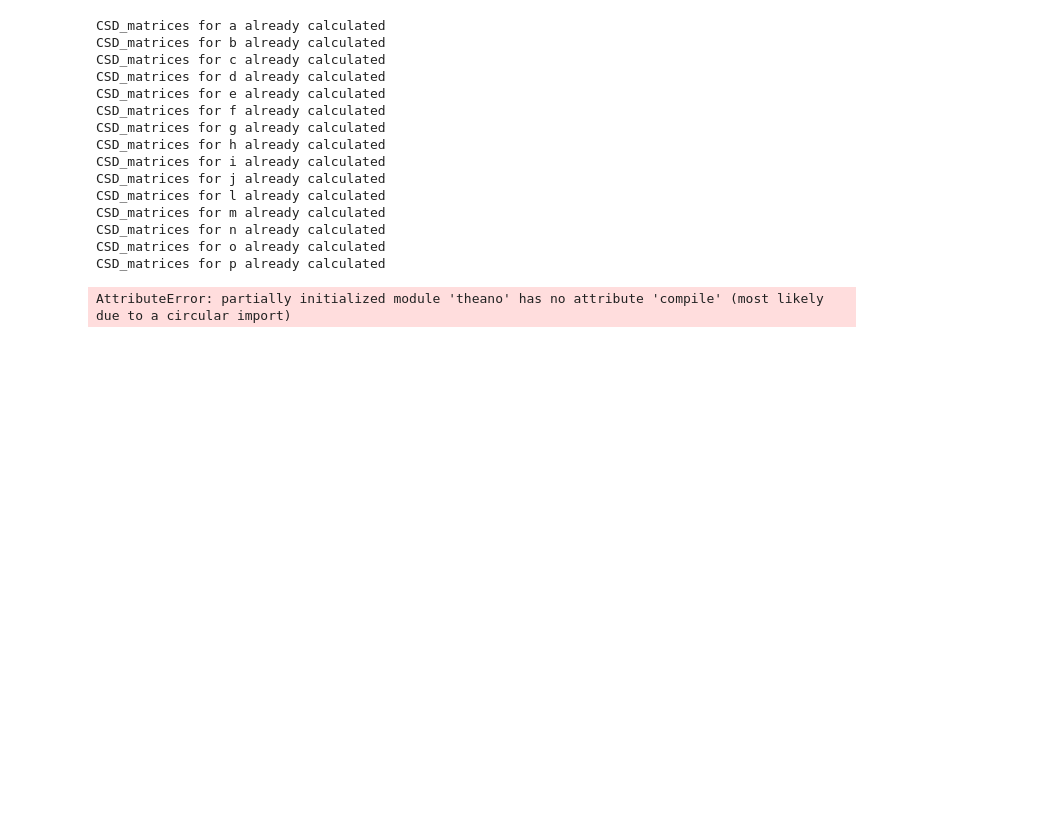
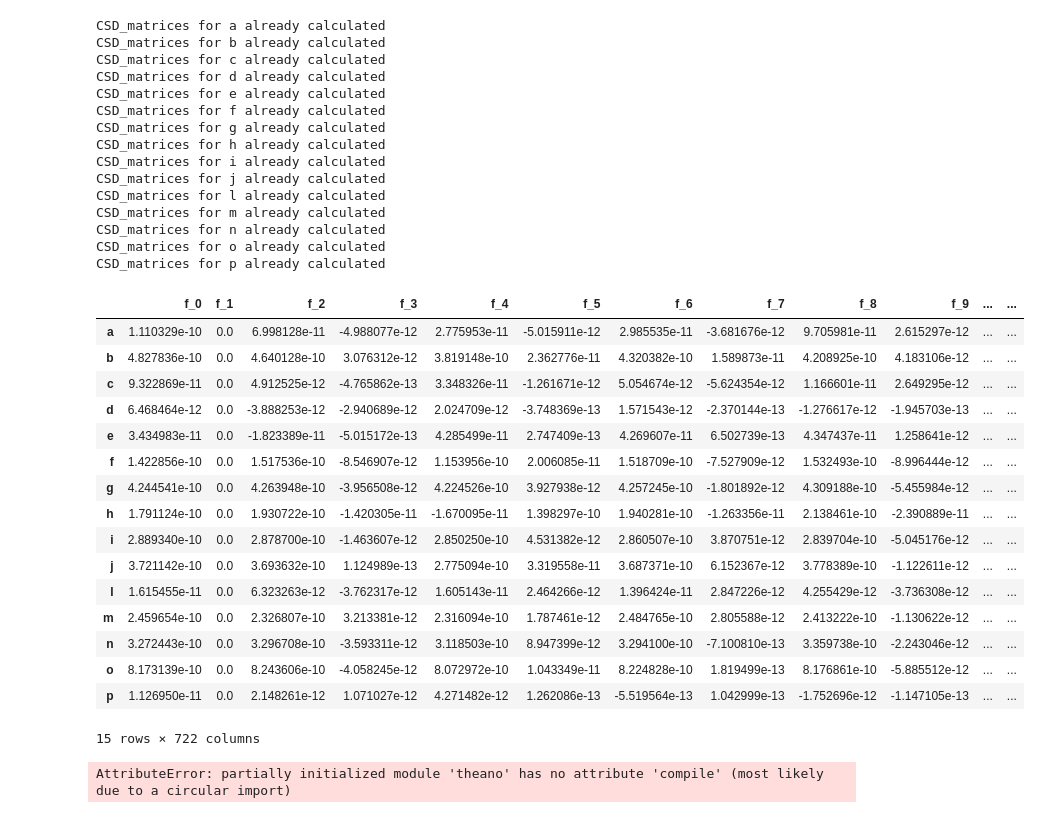
Before and after one commit to AbhirajDaddi/miism_precisis, a Jupyter notebook: brainmep_eeg.ipynb, the cells around one changed output. Drawn from its saved outputs; the diff is of its cells as text; code cells hidden in the pictures; blank space fills up the shorter version.

```diff
--- a/brainmep_eeg.ipynb
+++ b/brainmep_eeg.ipynb
@@ -256,17 +256,38 @@ CSD_matrices for p already calculated
 # %%
 # read the flattened CSD matrices
 csd_features = {}
 for patient_id in patients:
     csd_features[patient_id] = np.load(f'./CSD_matrices/Patient-{patient_id}.npy')
+
 # Convert the dictionary to a DataFrame
-csd_df = pd.DataFrame.from_dict(csd_features, orient='index', columns=[f'f_{i}' for i in range(len(np.array(combined_parts)))])
+size = len(csd_features['a']) # can choose any patient for the total size since all the patients are of the same size
+csd_df = pd.DataFrame.from_dict(csd_features, orient='index', columns=[f'f_{i}' for i in range(size)])
 
 labels = OrderedDict()
 for p in patients:
     labels[p] = 1 if p in ['a', 'c', 'g', 'i', 'j', 'o', 'p'] else 0
 
 # Convert the labels dictionary to a DataFrame
 labels_df = pd.DataFrame.from_dict(labels, orient='index', columns=['Status'])
+csd_df
+# %% [output]
+|  | f_0 | f_1 | f_2 | f_3 | f_4 | f_5 | f_6 | f_7 | f_8 | f_9 | ... | ... |
+| a | 1.110329e-10 | 0.0 | 6.998128e-11 | -4.988077e-12 | 2.775953e-11 | -5.015911e-12 | 2.985535e-11 | -3.681676e-12 | 9.705981e-11 | 2.615297e-12 | ... | ... |
+| b | 4.827836e-10 | 0.0 | 4.640128e-10 | 3.076312e-12 | 3.819148e-10 | 2.362776e-11 | 4.320382e-10 | 1.589873e-11 | 4.208925e-10 | 4.183106e-12 | ... | ... |
+| c | 9.322869e-11 | 0.0 | 4.912525e-12 | -4.765862e-13 | 3.348326e-11 | -1.261671e-12 | 5.054674e-12 | -5.624354e-12 | 1.166601e-11 | 2.649295e-12 | ... | ... |
+| d | 6.468464e-12 | 0.0 | -3.888253e-12 | -2.940689e-12 | 2.024709e-12 | -3.748369e-13 | 1.571543e-12 | -2.370144e-13 | -1.276617e-12 | -1.945703e-13 | ... | ... |
+| e | 3.434983e-11 | 0.0 | -1.823389e-11 | -5.015172e-13 | 4.285499e-11 | 2.747409e-13 | 4.269607e-11 | 6.502739e-13 | 4.347437e-11 | 1.258641e-12 | ... | ... |
+| f | 1.422856e-10 | 0.0 | 1.517536e-10 | -8.546907e-12 | 1.153956e-10 | 2.006085e-11 | 1.518709e-10 | -7.527909e-12 | 1.532493e-10 | -8.996444e-12 | ... | ... |
+| g | 4.244541e-10 | 0.0 | 4.263948e-10 | -3.956508e-12 | 4.224526e-10 | 3.927938e-12 | 4.257245e-10 | -1.801892e-12 | 4.309188e-10 | -5.455984e-12 | ... | ... |
+| h | 1.791124e-10 | 0.0 | 1.930722e-10 | -1.420305e-11 | -1.670095e-11 | 1.398297e-10 | 1.940281e-10 | -1.263356e-11 | 2.138461e-10 | -2.390889e-11 | ... | ... |
+| i | 2.889340e-10 | 0.0 | 2.878700e-10 | -1.463607e-12 | 2.850250e-10 | 4.531382e-12 | 2.860507e-10 | 3.870751e-12 | 2.839704e-10 | -5.045176e-12 | ... | ... |
+| j | 3.721142e-10 | 0.0 | 3.693632e-10 | 1.124989e-13 | 2.775094e-10 | 3.319558e-11 | 3.687371e-10 | 6.152367e-12 | 3.778389e-10 | -1.122611e-12 | ... | ... |
+| l | 1.615455e-11 | 0.0 | 6.323263e-12 | -3.762317e-12 | 1.605143e-11 | 2.464266e-12 | 1.396424e-11 | 2.847226e-12 | 4.255429e-12 | -3.736308e-12 | ... | ... |
+| m | 2.459654e-10 | 0.0 | 2.326807e-10 | 3.213381e-12 | 2.316094e-10 | 1.787461e-12 | 2.484765e-10 | 2.805588e-12 | 2.413222e-10 | -1.130622e-12 | ... | ... |
+| n | 3.272443e-10 | 0.0 | 3.296708e-10 | -3.593311e-12 | 3.118503e-10 | 8.947399e-12 | 3.294100e-10 | -7.100810e-13 | 3.359738e-10 | -2.243046e-12 | ... | ... |
+| o | 8.173139e-10 | 0.0 | 8.243606e-10 | -4.058245e-12 | 8.072972e-10 | 1.043349e-11 | 8.224828e-10 | 1.819499e-13 | 8.176861e-10 | -5.885512e-12 | ... | ... |
+| p | 1.126950e-11 | 0.0 | 2.148261e-12 | 1.071027e-12 | 4.271482e-12 | 1.262086e-13 | -5.519564e-13 | 1.042999e-13 | -1.752696e-12 | -1.147105e-13 | ... | ... |
+15 rows × 722 columns
 # %%
 import pymc3 as pm
 import theano
```
Also changed, not shown: parts of 1 cell of this notebook.
